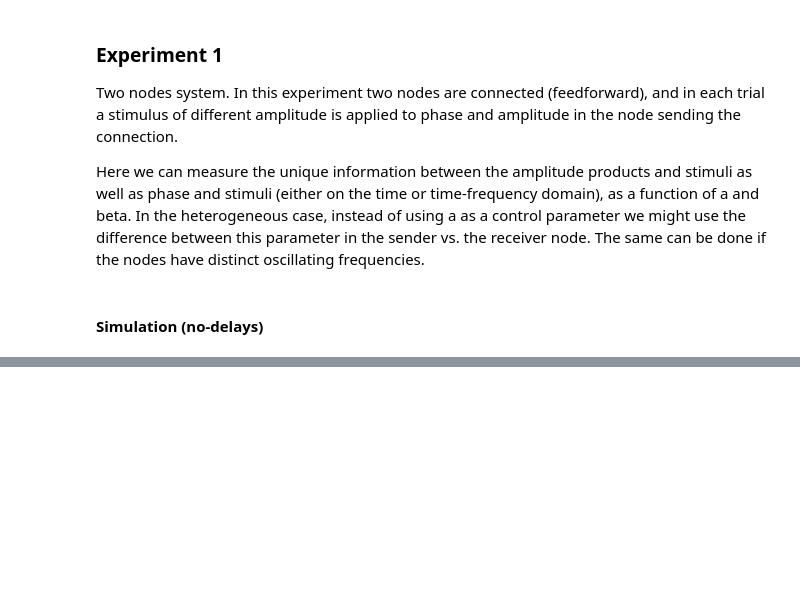
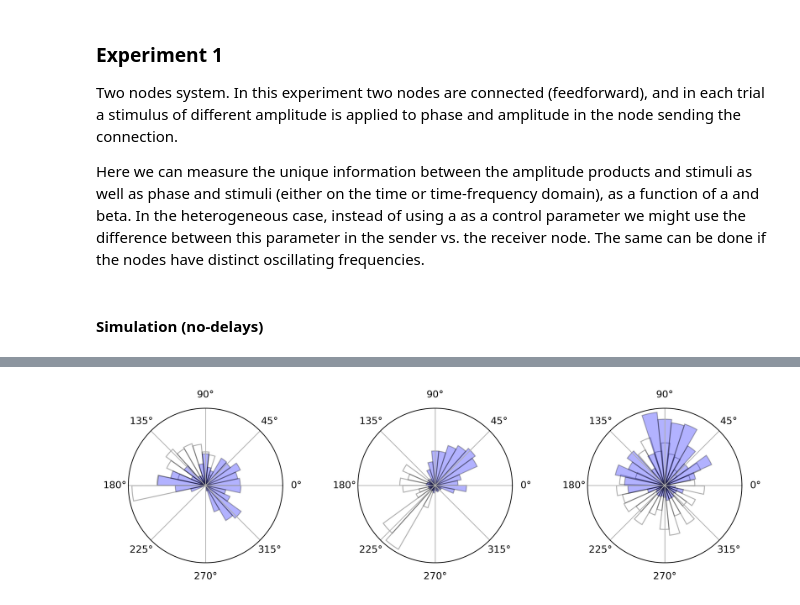
Before and after one commit to ViniciusLima94/StuartLandauWBM, a Jupyter notebook: notebooks/Experiment 1 - Two Nodes System.ipynb, the cells around one changed output, grey strips where cells are left out. Drawn from its saved outputs; the diff is of its cells as text; code cells hidden in the pictures; blank space fills up the shorter version.

```diff
--- a/notebooks/Experiment 1 - Two Nodes System.ipynb
+++ b/notebooks/Experiment 1 - Two Nodes System.ipynb
@@ -375,0 +264,18 @@ AttributeError: 'DataArray' object has no attribute 'freqs'
+# %%
+plt.figure(figsize=(10, 3), dpi=300)
+
+data = [data_amp, data_phase, data_both]
+
+for pos, data_ in enumerate(data):
+    ax = plt.subplot(1, 3, pos + 1, projection="polar")
+    z = np.unwrap(np.angle(data_[:, 0] * np.conj(data_[:, 1])))
+    theta = xr.DataArray(
+        z, dims=("trials", "times"), coords={"times": data_.times.values}
+    ).mean("trials")
+    circular_hist(ax, theta.sel(times=slice(-2, 0)).data, fill=False, bins=30)
+    circular_hist(ax, theta.sel(times=slice(0, 2)).data, fill=True, bins=30)
+# [ax.spines[key].set_visible(False) for key in ["top", "right"]]
+# plt.legend(["amplitude", "phase", "Both"], frameon=False)
+plt.tight_layout()
+# %% [output]
+[figure, added]
```
Also changed, not shown: parts of 33 cells of this notebook, 8 other files.
